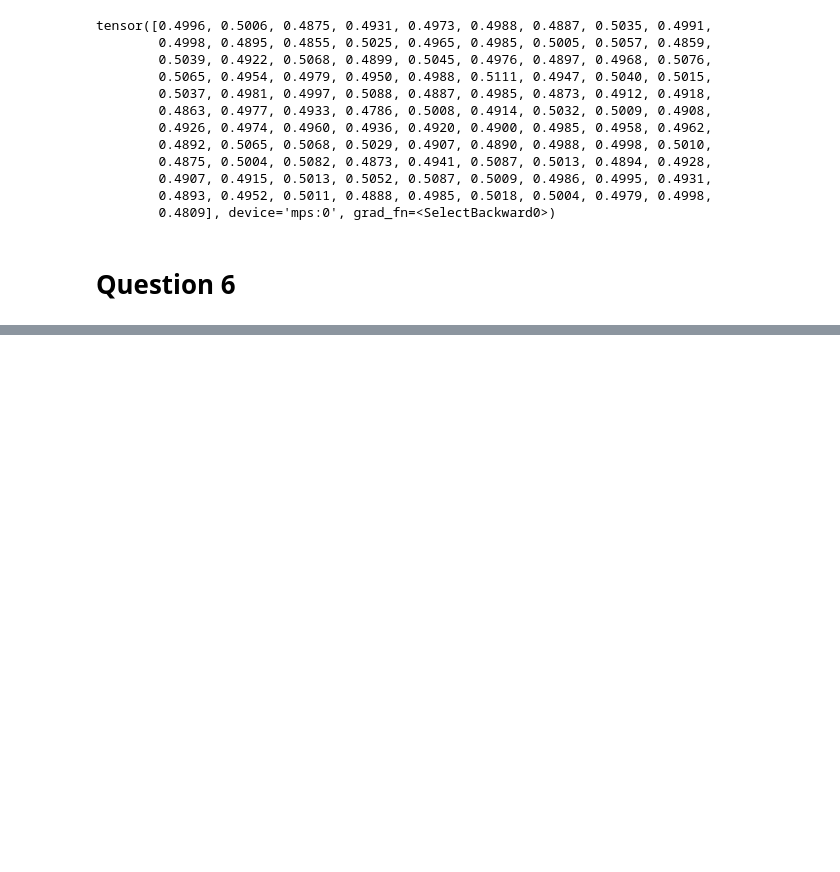
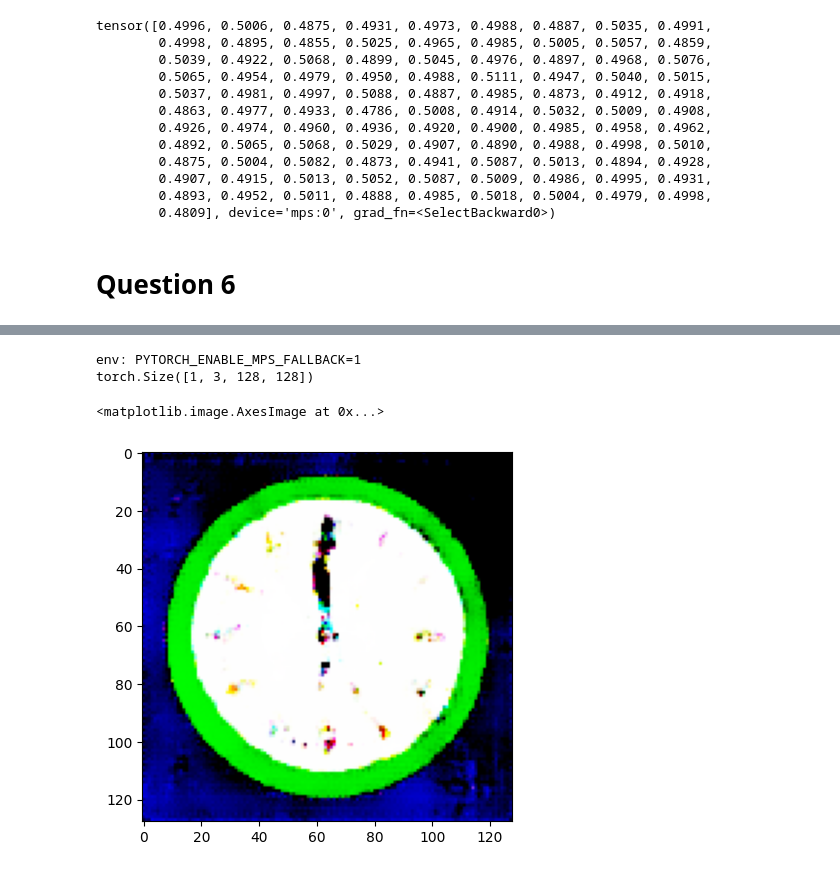
Before and after one commit to dont-text-me/PADL-assessment, a Jupyter notebook: padl.ipynb, the cells around one changed output, grey strips where cells are left out. Drawn from its saved outputs; the diff is of its cells as text; code cells hidden in the pictures; blank space fills up the shorter version.

```diff
--- a/padl.ipynb
+++ b/padl.ipynb
@@ -587,0 +819,13 @@ tensor([0.4996, 0.5006, 0.4875, 0.4931, 0.4973, 0.4988, 0.4887, 0.5035, 0.4991,
+# %%
+%env PYTORCH_ENABLE_MPS_FALLBACK=1
+random_z = torch.rand(1, nz, 1, 1).to("mps")
+random_out = netG(random_z)
+print(random_out.shape)
+plt.imshow(
+    random_out.squeeze(0).squeeze(0).permute(1, 2, 0).clamp(0, 1).cpu().detach().numpy()
+)
+# %% [output]
+env: PYTORCH_ENABLE_MPS_FALLBACK=1
+torch.Size([1, 3, 128, 128])
+<matplotlib.image.AxesImage at 0x...>
+[figure, added]
```
Also changed, not shown: parts of 22 cells of this notebook, 2 other files.
